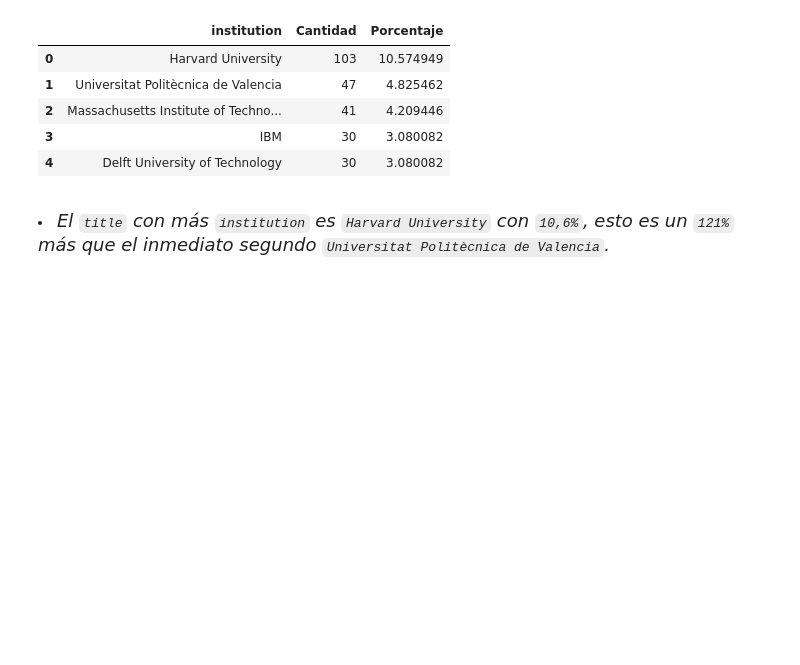
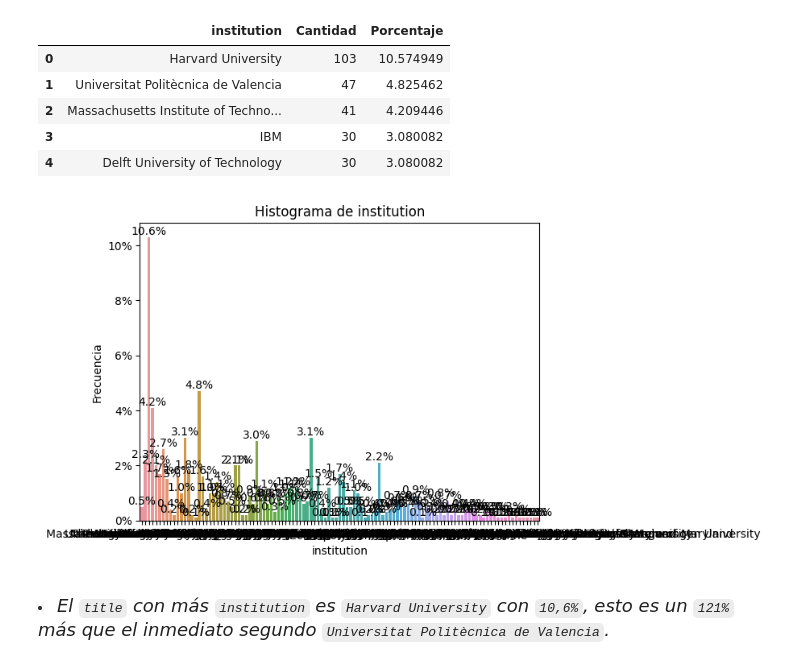
Before and after one commit to fran-as/MOOCs_BA, a Jupyter notebook: EDA_edx_courses.ipynb, the cells around one changed output. Saved outputs shown, nothing was run; the diff lists cells and outputs as text; code cells hidden in the pictures; blank space fills up the shorter version.

```diff
--- a/EDA_edx_courses.ipynb
+++ b/EDA_edx_courses.ipynb
@@ -673,6 +702,10 @@ filas_duplicadas.head()
 | 2 | Massachusetts Institute of Techno... | 41 | 4.209446 |
 | 3 | IBM | 30 | 3.080082 |
 | 4 | Delft University of Technology | 30 | 3.080082 |
+# %%
+eda.plot_histogram(edx_courses,'institution')
+# %% [output]
+[figure, added]
 # %% [markdown]
 <font size="4"><li><left><i>El `title` con más `institution` es `Harvard University` con `10,6%`, esto es un `121%` más que el inmediato segundo `Universitat Politècnica de Valencia`.</i></left></font>
 # %%
```
Also changed, not shown: parts of 32 cells of this notebook, 5 other files.
